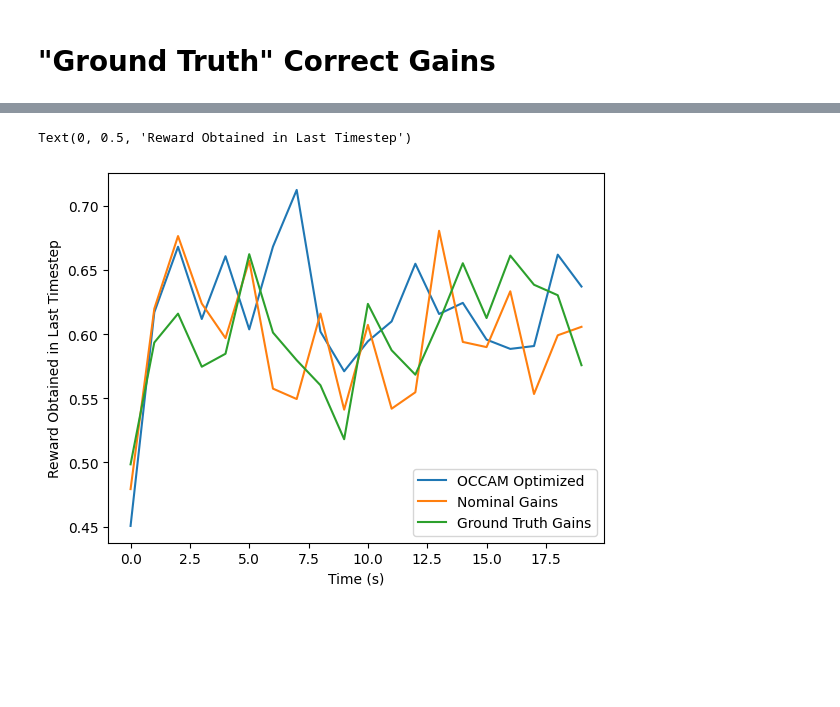
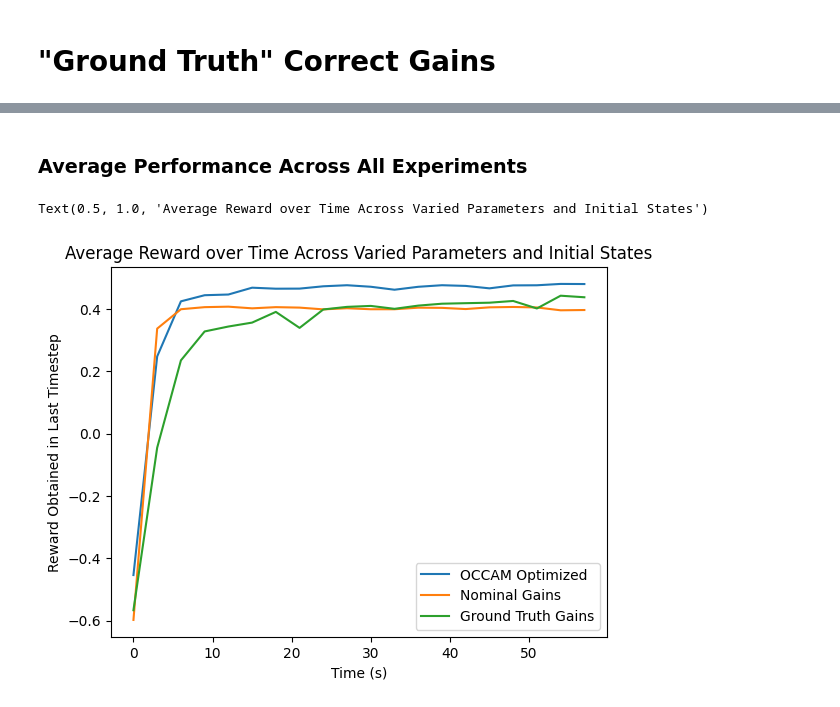
Before and after one commit to Hersh500/occam, a Jupyter notebook: test_upkie.ipynb, the cells around one changed output, grey strips where cells are left out. Drawn from its saved outputs; the diff is of its cells as text; code cells hidden in the pictures; blank space fills up the shorter version.

Commit message:
changes to jupyter notebook to sweep initial states, and changes to tuning script to use initial params from config.

```diff
--- a/test_upkie.ipynb
+++ b/test_upkie.ipynb
@@ -72,6 +72,18 @@ initial_state_bounds = np.array([[0, 0],
 
 cost_weights = np.array(cfg.cost_weights)
 init_state_fixed = denormalize(np.random.rand(4), initial_state_bounds)
+# want to sweep initial states
+num_per_axis = 3
+states = np.zeros((3, num_per_axis))
+idxs = [[i for i in range(0,num_per_axis)]] * 3
+for i in range(1, 4):
+    states[i-1] = np.linspace(initial_state_bounds[i,0], initial_state_bounds[i,1], num_per_axis)
+all_idxs = np.meshgrid(*idxs)
+
+all_initial_states = np.vstack([states[i][all_idxs[i].ravel()] for i in range(3)]).T
+all_initial_states = np.hstack([np.zeros((all_initial_states.shape[0], 1)), all_initial_states])
+num_initial_states = all_initial_states.shape[0]
+
 gain_dim = 2
 ep_length_s = cfg.occam_update_freq
 num_trials = cfg.num_trials
@@ -205,14 +243,15 @@ On Robot 5
+# %% [markdown]
+### Average Performance Across All Experiments
 # %%
-# full_traj_nom_np = np.array(full_traj_nom)
-# plt.plot(np.abs(full_traj_nom_np[:,1]))
 tsteps = np.arange(num_trials) * ep_length_s
 plt.figure()
-plt.plot(tsteps, np.mean(actual_rwds, axis=0))
-plt.plot(tsteps, np.mean(actual_rwds_nom, axis=0))
-plt.plot(tsteps, np.mean(actual_rwds_gt, axis=0))
+plt.plot(tsteps, np.mean(actual_rwds, axis=(0,1)))
+plt.plot(tsteps, np.mean(actual_rwds_nom, axis=(0,1)))
+plt.plot(tsteps, np.mean(actual_rwds_gt, axis=(0,1)))
 plt.legend(["OCCAM Optimized", "Nominal Gains", "Ground Truth Gains"])
 plt.xlabel("Time (s)")
 plt.ylabel("Reward Obtained in Last Timestep")
+plt.title("Average Reward over Time Across Varied Parameters and Initial States")
 # %% [output]
-Text(0, 0.5, 'Reward Obtained in Last Timestep')
+Text(0.5, 1.0, 'Average Reward over Time Across Varied Parameters and Initial States')
-[figure, old version]
+[figure, new version]
```
Also changed, not shown: parts of 5 cells of this notebook, 3 other files.
